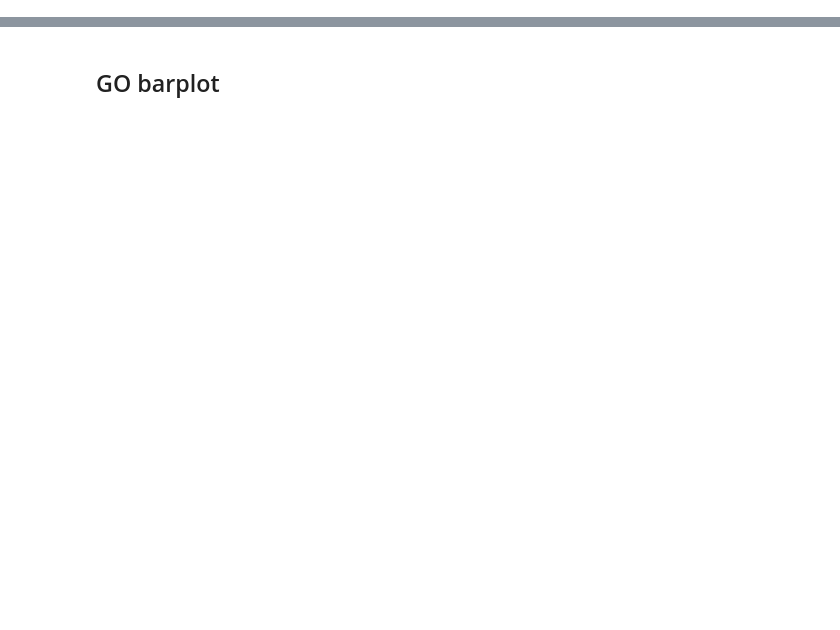
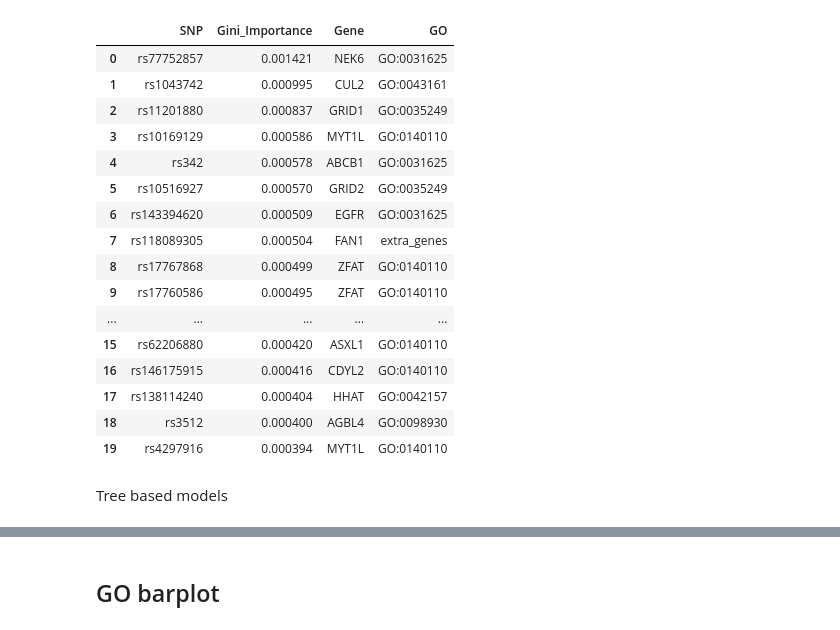
Before and after one commit to cfuses/ML-HD, a Jupyter notebook: code/regression_models/results_visualization/go_contributions.ipynb, the cells around one changed output, grey strips where cells are left out. Cells and saved outputs as stored; diff of their text form; code cells hidden in the pictures; blank space fills up the shorter version.

```diff
--- a/code/regression_models/results_visualization/go_contributions.ipynb
+++ b/code/regression_models/results_visualization/go_contributions.ipynb
@@ -0,0 +18,7 @@
+# %%
+# Load data of each model
+lasso = pd.read_csv(results_dir+"lasso_regressor_bsc_coefs.txt", sep='\t')
+elasticnet = pd.read_csv(results_dir+"elastic_net_regressor_bsc_coefs.txt", sep='\t')
+histXGBoost = pd.read_csv(results_dir+"histXGBoost_regressor_bsc_coefs.txt", sep='\t')
+approxXGBoost = pd.read_csv(results_dir+"approxXGBoost_regressor_bsc_coefs.txt", sep='\t')
+randomforest = pd.read_csv(results_dir+"randomforest_regressor_bsc_coefs.txt", sep='\t')
@@ -0,0 +83,22 @@
+# %%
+randomforest.head(20)
+# %% [output]
+|  | SNP | Gini_Importance | Gene | GO |
+| 0 | rs77752857 | 0.001421 | NEK6 | GO:0031625 |
+| 1 | rs1043742 | 0.000995 | CUL2 | GO:0043161 |
+| 2 | rs11201880 | 0.000837 | GRID1 | GO:0035249 |
+| 3 | rs10169129 | 0.000586 | MYT1L | GO:0140110 |
+| 4 | rs342 | 0.000578 | ABCB1 | GO:0031625 |
+| 5 | rs10516927 | 0.000570 | GRID2 | GO:0035249 |
+| 6 | rs143394620 | 0.000509 | EGFR | GO:0031625 |
+| 7 | rs118089305 | 0.000504 | FAN1 | extra_genes |
+| 8 | rs17767868 | 0.000499 | ZFAT | GO:0140110 |
+| 9 | rs17760586 | 0.000495 | ZFAT | GO:0140110 |
+| ... | ... | ... | ... | ... |
+| 15 | rs62206880 | 0.000420 | ASXL1 | GO:0140110 |
+| 16 | rs146175915 | 0.000416 | CDYL2 | GO:0140110 |
+| 17 | rs138114240 | 0.000404 | HHAT | GO:0042157 |
+| 18 | rs3512 | 0.000400 | AGBL4 | GO:0098930 |
+| 19 | rs4297916 | 0.000394 | MYT1L | GO:0140110 |
+# %% [markdown]
+Tree based models
```
Also changed, not shown: parts of 39 cells of this notebook, 1 other file.
